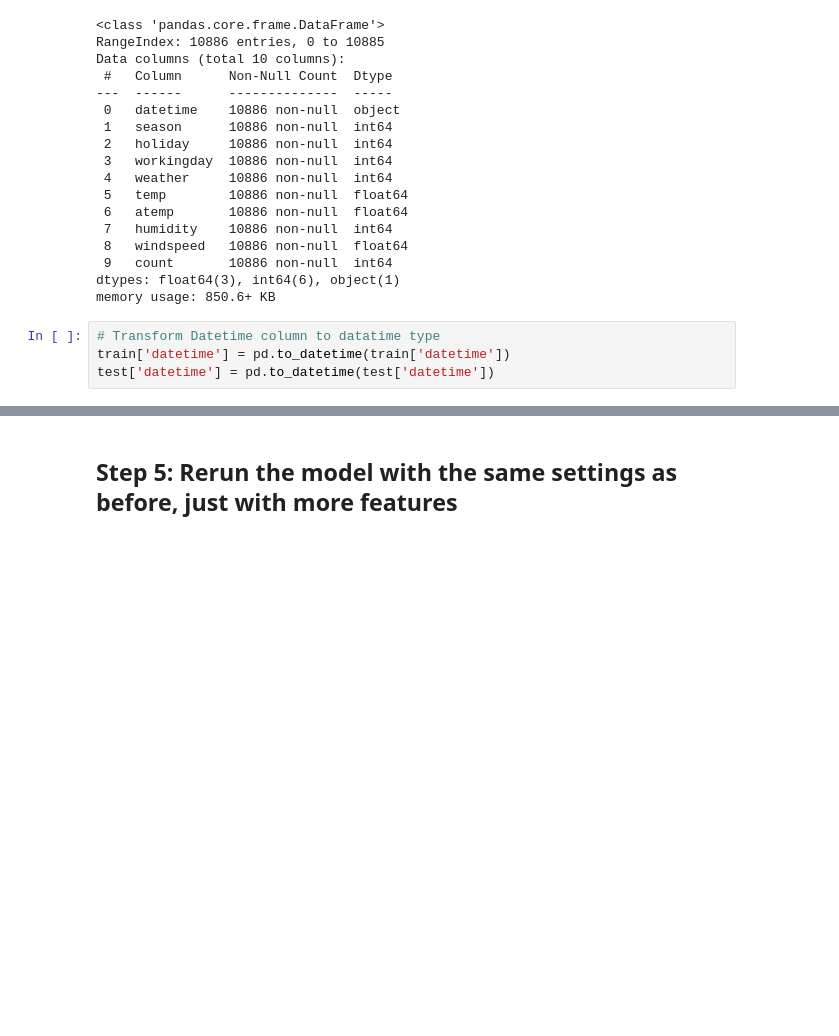
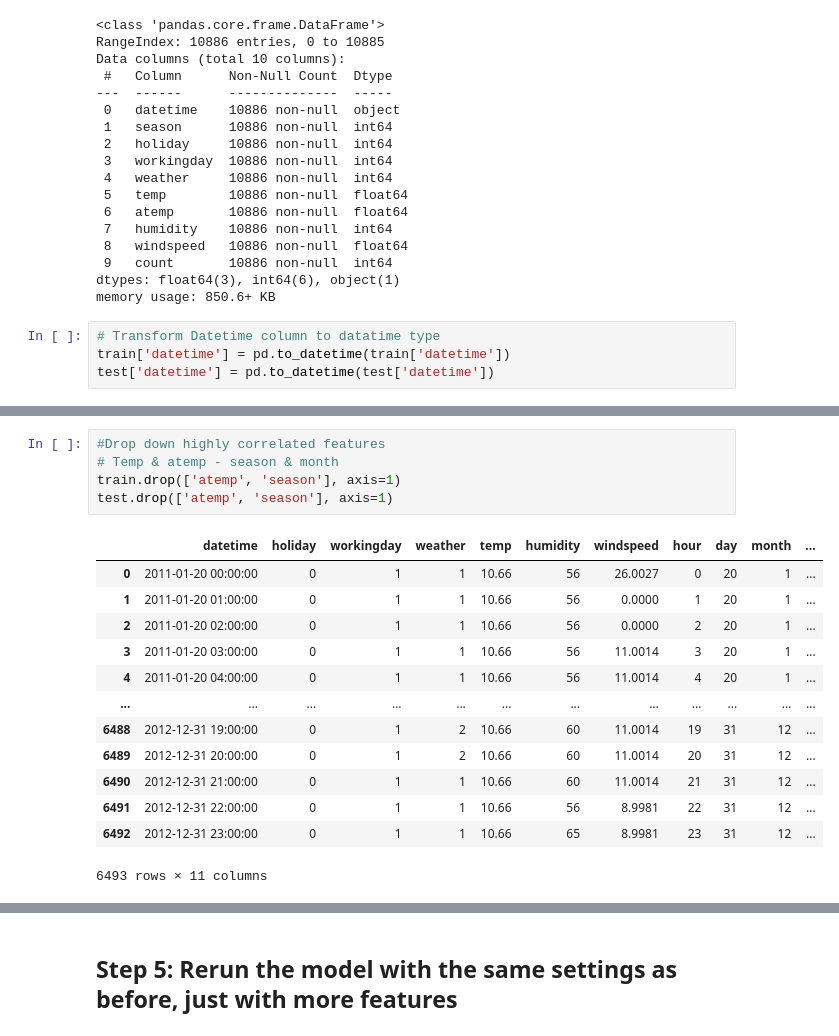
Before and after one commit to xeslamtalaat/Bike_share_US_data-ML_project-, a Jupyter notebook: bikeshare-demand-eslamtalaat.ipynb, the cells around one changed output, grey strips where cells are left out. Saved outputs shown, nothing was run; the diff lists cells and outputs as text; blank space fills up the shorter version.

```diff
--- a/bikeshare-demand-eslamtalaat.ipynb
+++ b/bikeshare-demand-eslamtalaat.ipynb
@@ -324,3 +311,22 @@ train.head()
+# %%
+#Drop down highly correlated features
+# Temp & atemp - season & month
+train.drop(['atemp', 'season'], axis=1)
+test.drop(['atemp', 'season'], axis=1)
+# %% [output]
+|  | datetime | holiday | workingday | weather | temp | humidity | windspeed | hour | day | month | ... |
+| 0 | 2011-01-20 00:00:00 | 0 | 1 | 1 | 10.66 | 56 | 26.0027 | 0 | 20 | 1 | ... |
+| 1 | 2011-01-20 01:00:00 | 0 | 1 | 1 | 10.66 | 56 | 0.0000 | 1 | 20 | 1 | ... |
+| 2 | 2011-01-20 02:00:00 | 0 | 1 | 1 | 10.66 | 56 | 0.0000 | 2 | 20 | 1 | ... |
+| 3 | 2011-01-20 03:00:00 | 0 | 1 | 1 | 10.66 | 56 | 11.0014 | 3 | 20 | 1 | ... |
+| 4 | 2011-01-20 04:00:00 | 0 | 1 | 1 | 10.66 | 56 | 11.0014 | 4 | 20 | 1 | ... |
+| ... | ... | ... | ... | ... | ... | ... | ... | ... | ... | ... | ... |
+| 6488 | 2012-12-31 19:00:00 | 0 | 1 | 2 | 10.66 | 60 | 11.0014 | 19 | 31 | 12 | ... |
+| 6489 | 2012-12-31 20:00:00 | 0 | 1 | 2 | 10.66 | 60 | 11.0014 | 20 | 31 | 12 | ... |
+| 6490 | 2012-12-31 21:00:00 | 0 | 1 | 1 | 10.66 | 60 | 11.0014 | 21 | 31 | 12 | ... |
+| 6491 | 2012-12-31 22:00:00 | 0 | 1 | 1 | 10.66 | 56 | 8.9981 | 22 | 31 | 12 | ... |
+| 6492 | 2012-12-31 23:00:00 | 0 | 1 | 1 | 10.66 | 65 | 8.9981 | 23 | 31 | 12 | ... |
+6493 rows × 11 columns
 # %%
 # View histogram of all features again now with the hour feature
 train.hist();
```
Also changed, not shown: parts of 19 cells of this notebook.
